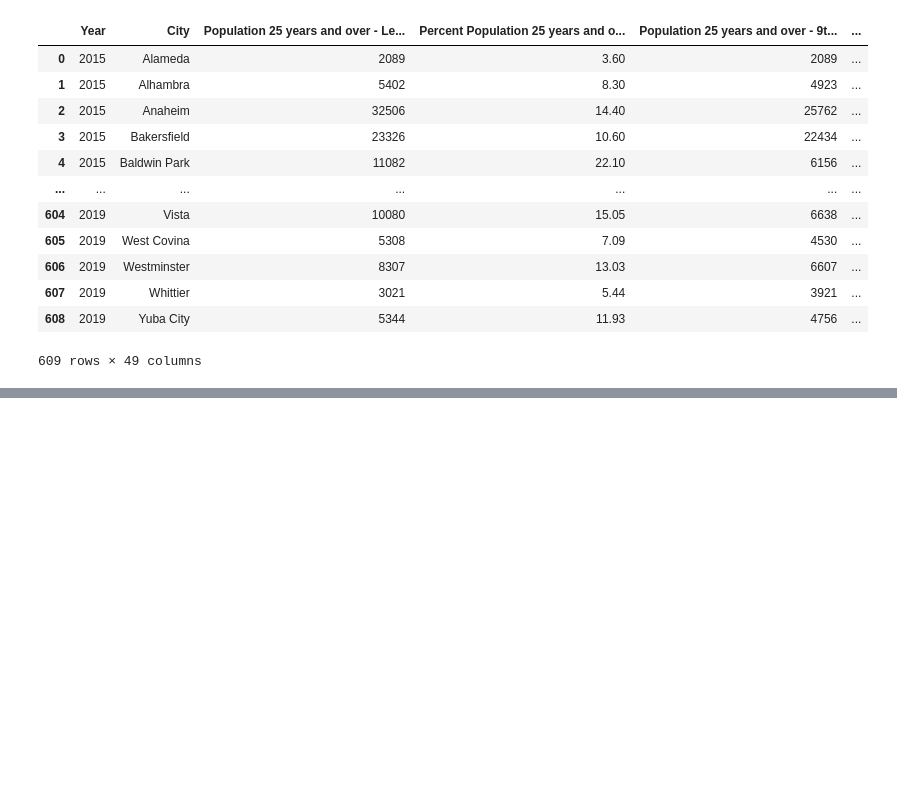
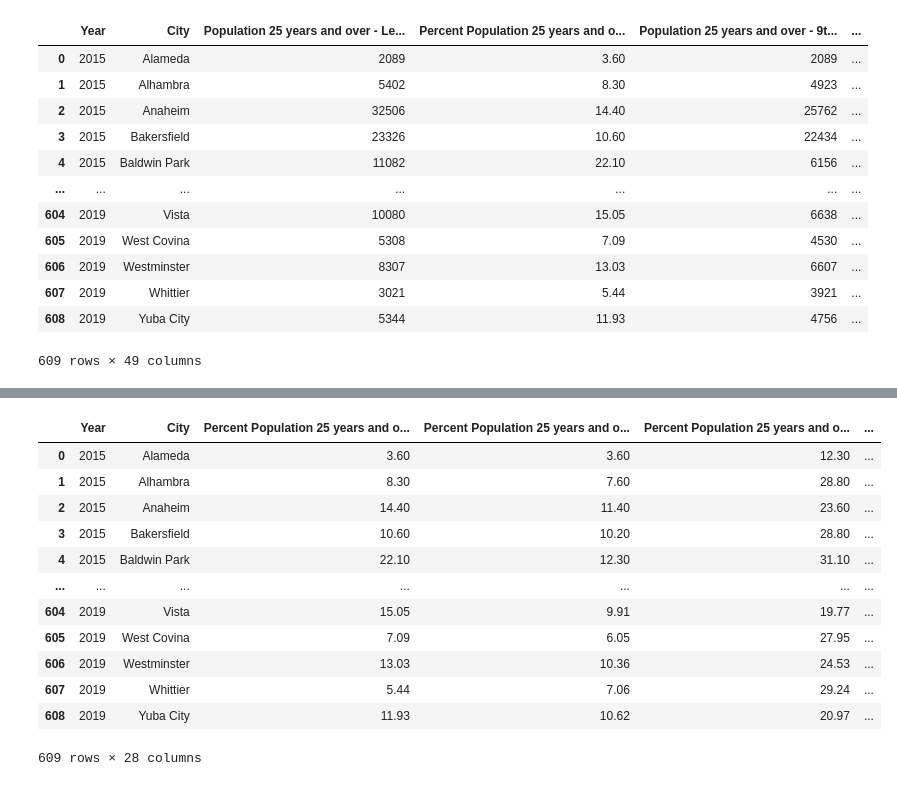
Before and after one commit to eshih22/crime_rate_prediction, a Jupyter notebook: Combine Data.ipynb, the cells around one changed output, grey strips where cells are left out. Cells and saved outputs as stored; diff of their text form; code cells hidden in the pictures; blank space fills up the shorter version.

Commit message:
cleaner data

```diff
--- a/Combine Data.ipynb
+++ b/Combine Data.ipynb
@@ -125,0 +166,7 @@ all_df_reset
+# %%
+all_df_reset['Total'] = pd.to_numeric(all_df_reset['Total'], errors='coerce')
+all_df_reset['Total Occupied'] = pd.to_numeric(all_df_reset['Total Occupied'], errors='coerce')
+all_df_reset['Renter occupied'] = pd.to_numeric(all_df_reset['Renter occupied'], errors='coerce')
+
+all_df_reset['Percent Home Occupied'] = all_df_reset['Total Occupied'] / all_df_reset['Total'] * 100
+all_df_reset['Percent Renter Occupied'] = all_df_reset['Renter occupied'] / all_df_reset['Total'] * 100
@@ -126,2 +189,2 @@ all_df_reset
 # %%
-all_df_reset.to_csv('All_data_cleaned.csv', index=False)
+all_df_reset = all_df_reset.drop(columns=columns_to_drop, errors='ignore')
@@ -127,0 +211,27 @@ all_df_reset.to_csv('All_data_cleaned.csv', index=False)
+# %%
+# List of columns to convert from 'object' to 'float64'
+percentage_columns = [
+    'Percent Under 5 years',
+    'Percent 5 to 9 years',
+    'Percent 10 to 14 years',
+    'Percent 15 to 19 years',
+    'Percent 20 to 24 years',
+    'Percent 25 to 34 years',
+    'Percent 35 to 44 years',
+    'Percent 45 to 54 years',
+    'Percent 55 to 59 years',
+    'Percent 60 to 64 years',
+    'Percent 65 to 74 years',
+    'Percent 75 to 84 years',
+    'Percent 85 years and over',
+    '% All Families',
+    'House Price Mean',
+    'Total population'
+]
+
+# Convert each of the percentage columns to numeric type (float64)
+for column in percentage_columns:
+    all_df_reset[column] = pd.to_numeric(all_df_reset[column], errors='coerce')
+
+# Check the data types again to confirm the changes
+print(all_df_reset.dtypes)
@@ -127,0 +256,16 @@ all_df_reset.to_csv('All_data_cleaned.csv', index=False)
+# %%
+all_df_reset
+# %% [output]
+|  | Year | City | Percent Population 25 years and o... | Percent Population 25 years and o... | Percent Population 25 years and o... | ... |
+| 0 | 2015 | Alameda | 3.60 | 3.60 | 12.30 | ... |
+| 1 | 2015 | Alhambra | 8.30 | 7.60 | 28.80 | ... |
+| 2 | 2015 | Anaheim | 14.40 | 11.40 | 23.60 | ... |
+| 3 | 2015 | Bakersfield | 10.60 | 10.20 | 28.80 | ... |
+| 4 | 2015 | Baldwin Park | 22.10 | 12.30 | 31.10 | ... |
+| ... | ... | ... | ... | ... | ... | ... |
+| 604 | 2019 | Vista | 15.05 | 9.91 | 19.77 | ... |
+| 605 | 2019 | West Covina | 7.09 | 6.05 | 27.95 | ... |
+| 606 | 2019 | Westminster | 13.03 | 10.36 | 24.53 | ... |
+| 607 | 2019 | Whittier | 5.44 | 7.06 | 29.24 | ... |
+| 608 | 2019 | Yuba City | 11.93 | 10.62 | 20.97 | ... |
+609 rows × 28 columns
```
Also changed, not shown: parts of 6 cells of this notebook, 3 other files.
